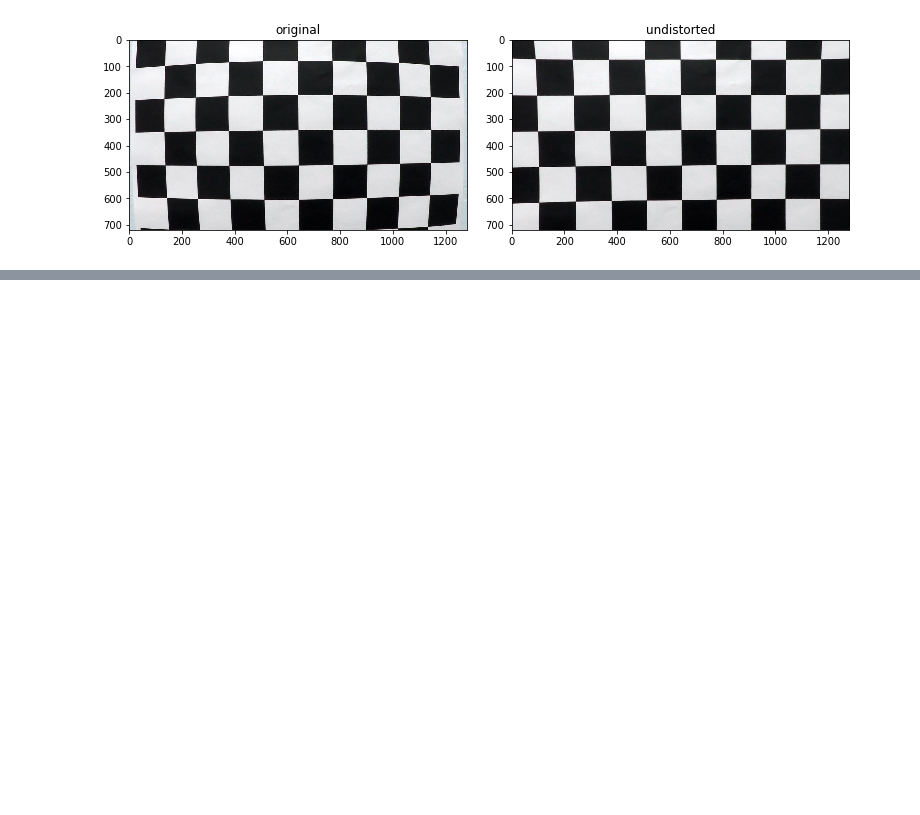
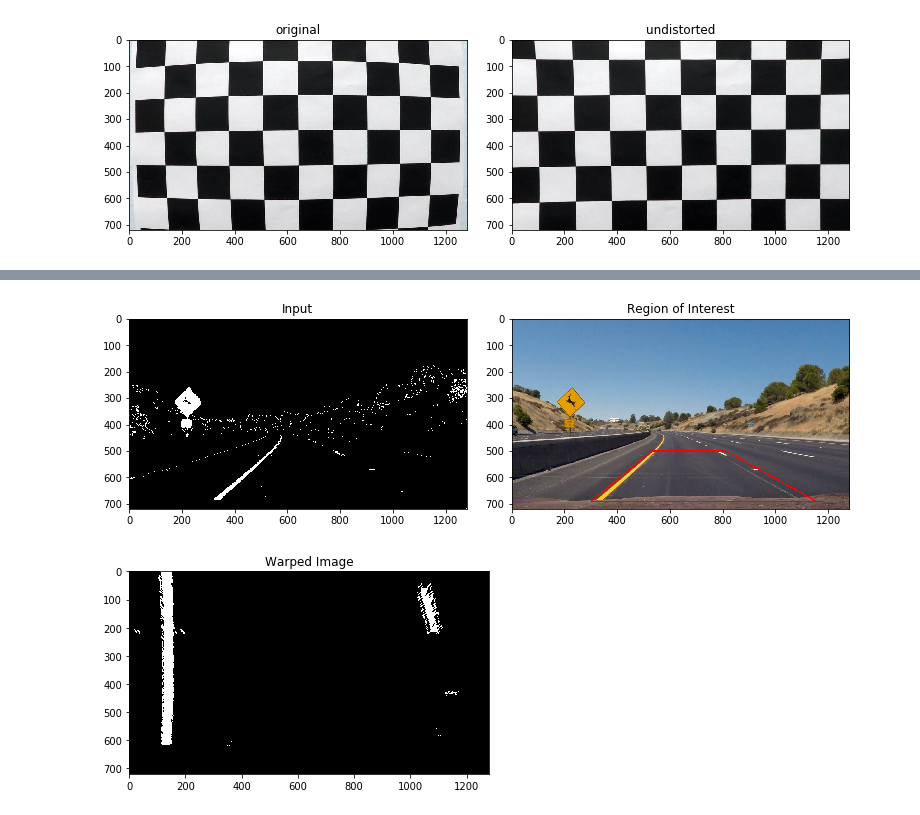
Before and after one commit to adreena/carnd-adv-lane-lines, a Jupyter notebook: project4.ipynb, the cells around one changed output, grey strips where cells are left out. Saved outputs shown, nothing was run; the diff lists cells and outputs as text; code cells hidden in the pictures; blank space fills up the shorter version.

Commit message:
perspective

```diff
--- a/project4.ipynb
+++ b/project4.ipynb
@@ -116,0 +161,31 @@ side2side_plotter(u_images)
+# %%
+def get_perspective_transformation(img, src_vertices, dst_vertices):
+    src =np.float32(src_vertices)
+    dst=np.float32(dst_vertices)
+    M = cv2.getPerspectiveTransform(src,dst)
+    warped_image = cv2.warpPerspective(img, M, (img.shape[1],img.shape[0]))
+    return warped_image
+# %%
+# region of interest
+def display_region(original_img , gray_img, src_vertices):
+    img_copy = np.copy(original_img)
+    pts = np.array(src_vertices, np.int32)
+    pts = pts.reshape((-1,1,2))
+    cv2.polylines(img_copy,[pts],True,(255,0,0), thickness=3)
+    return img_copy
+# %%
+# test region & warp
+test_img = mpimage.imread('test_images/test2.jpg')
+img_size = [combined_binary.shape[0],combined_binary.shape[1]]
+src_vertices =[[530,500],[810,500],[1150,690],[300,690]]
+
+offset = 100
+dst_vertices = [[offset,offset],[img_size[1]-offset,offset],[img_size[1]-offset,img_size[0]-offset],[offset,img_size[0]-offset]]
+
+img_region = display_region(test_img,combined_binary,src_vertices)
+warped_img = get_perspective_transformation(combined_binary,src_vertices,dst_vertices)
+side2side_plotter([[combined_binary,'Input'],[img_region,'Region of Interest']])
+side2side_plotter([[warped_img,'Warped Image']])
+# %% [output]
+[figure, added]
+[figure, added]
```
Also changed, not shown: parts of 7 cells of this notebook.
